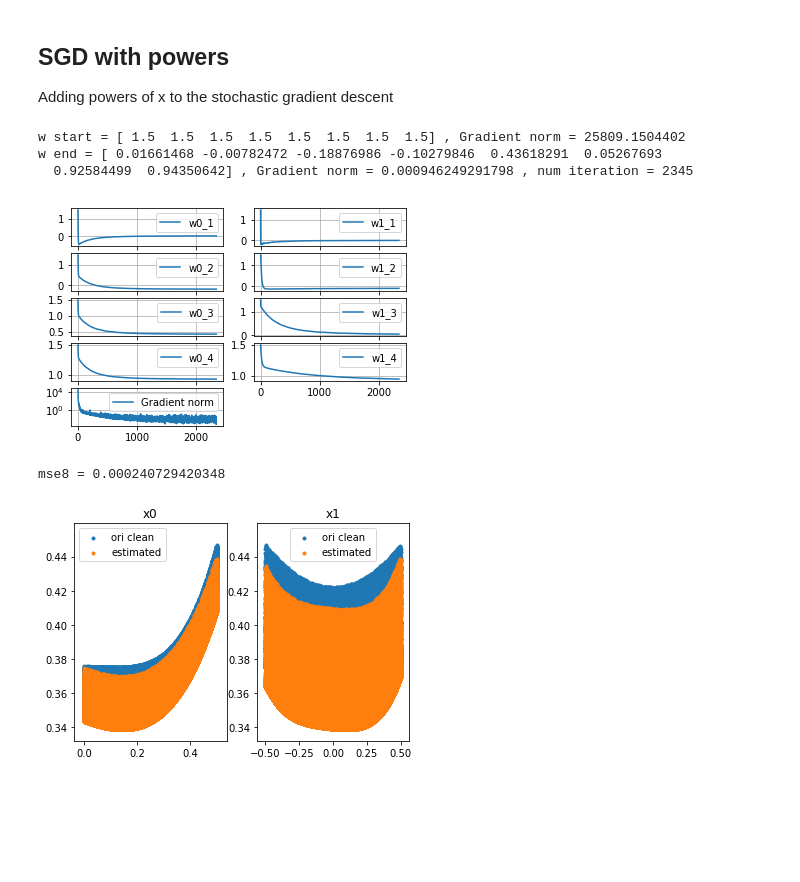
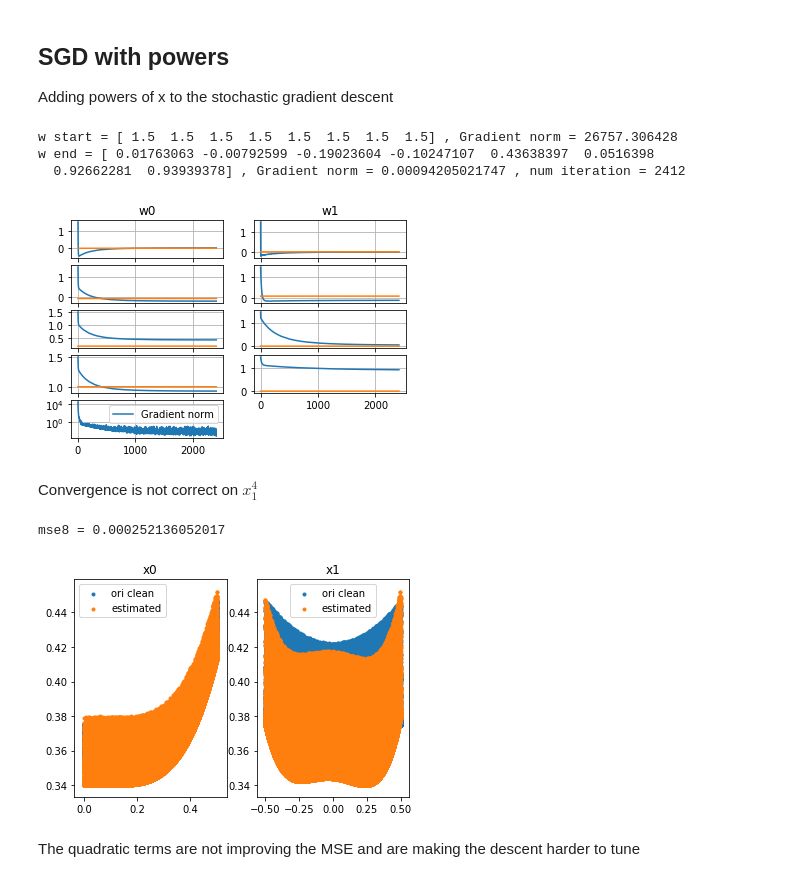
Before and after one commit to tonio73/data-science, a Jupyter notebook: linear/LinearRegressionBivariate.ipynb, the cells around one changed output. Saved outputs shown, nothing was run; the diff lists cells and outputs as text; code cells hidden in the pictures; blank space fills up the shorter version.

```diff
--- a/linear/LinearRegressionBivariate.ipynb
+++ b/linear/LinearRegressionBivariate.ipynb
@@ -25,6 +27,8 @@ Drawing y as function of x0, x1 is then more challenging as x0 and x1 are not co
 #
 xMin = np.array([0, -0.5])
 xMax = np.array([0.5, 0.5])
+# f(x) as a bivariate polynom
+fPoly = np.array([[-0.002, 0], [-0.06, 0.1], [0.2, 0], [1, 0]])
 #
 b = 0.35
 std = 0.01
@@ -161,13 +163,13 @@ learningRate = 0.0001 # Quick
 gradient = np.matmul(xUnB.T, np.matmul(xUnB,w6) - yUnB)
 gradientNorm = np.sum(gradient**2) # bivariate
 print('w start =', w6, ', Gradient norm =', gradientNorm)
-w6Learn = [np.array([w6[0], w6[1], gradientNorm])]
+w6Learn = [np.concatenate((w6, [gradientNorm]))]
 while gradientNorm > threshold:
     w6 = w6 - learningRate * gradient
     gradient = np.matmul(xUnB.T, np.matmul(xUnB,w6) - yUnB)
     gradientNorm = np.sum(gradient**2) # bivariate
     # print('w =', w6, ', Gradient norm =', gradientNorm)
-    w6Learn.append(np.array([w6[0], w6[1],  gradientNorm]))
+    w6Learn.append(np.concatenate((w6, [gradientNorm])))
 print('w end =', w6, ', Gradient norm =', gradientNorm, ', num iteration =', len(w6Learn))
 df6 = pandas.DataFrame(w6Learn, columns = ('w0', 'w1', 'Gradient norm'))
 # %% [output]
@@ -304,10 +306,13 @@ mse7 = 0.000252693821126
 
 Adding powers of x to the stochastic gradient descent
 # %%
+# Batch size
 Nbatch = 1000
+# Initial coefficient (fixed and tuned manually for this trial)
 w8 = np.ones(8)* 1.5
-#([0.5, 0.5, 0.5, 0.5, 0.5, 0.5, 0.5, 0.5])
+# Gradient descent end threshold (on the gradient)
 threshold = 1e-3
+# Initial learning rate
 learningRate = 0.01
 # Initial batch
 xBatch, yBatch, yBC = generateBatch(Nbatch)
@@ -315,7 +320,8 @@ xBatch2 = np.concatenate((xBatch, xBatch**2, xBatch**3, xBatch**4), axis = 1)
 gradient = calcGradient(xBatch2, yBatch, w8)
 gradientNorm = np.sum(gradient**2)
 print('w start =', w8, ', Gradient norm =', gradientNorm)
-w8Learn = [np.array([w8[0], w8[1], w8[2], w8[3], w8[4], w8[5], w8[6], w8[7], gradientNorm])]
+# Save the
+w8Learn = [np.concatenate((w8, [gradientNorm]))]
 # Continue
 while gradientNorm > threshold:
     w8 = w8 - learningRate * gradient
@@ -324,53 +330,52 @@ while gradientNorm > threshold:
     gradient = calcGradient(xBatch2, yBatch, w8)
     gradientNorm = np.sum(gradient**2)
     #print('w =', w8, ', Gradient norm =', gradientNorm)
-    w8Learn.append(np.array([w8[0], w8[1], w8[2], w8[3], w8[4], w8[5], w8[6], w8[7], gradientNorm]))
+    w8Learn.append(np.concatenate((w8, [gradientNorm])))
     learningRate = learningRate * 0.999
 print('w end =', w8, ', Gradient norm =', gradientNorm, ', num iteration =', len(w8Learn))
 df8 = pandas.DataFrame(w8Learn, columns = ('w0_1', 'w1_1', 'w0_2', 'w1_2', 'w0_3', 'w1_3', 'w0_4', 'w1_4', 'Gradient norm'))
 # %% [output]
-w start = [ 1.5  1.5  1.5  1.5  1.5  1.5  1.5  1.5] , Gradient norm = 25809.1504402
-w end = [ 0.01661468 -0.00782472 -0.18876986 -0.10279846  0.43618291  0.05267693
-  0.92584499  0.94350642] , Gradient norm = 0.000946249291798 , num iteration = 2345
+w start = [ 1.5  1.5  1.5  1.5  1.5  1.5  1.5  1.5] , Gradient norm = 26757.306428
+w end = [ 0.01763063 -0.00792599 -0.19023604 -0.10247107  0.43638397  0.0516398
+  0.92662281  0.93939378] , Gradient norm = 0.00094205021747 , num iteration = 2412
 # %%
+nIter = df8.shape[0]
+r = range(nIter)
+#
 plt.subplot(5,2,1)
-plt.plot(df8['w0_1'])
+plt.plot(r, df8['w0_1'], r, np.ones((nIter))*fPoly[0,0])
 plt.grid()
-plt.legend();
+plt.title('w0');
 plt.subplot(5,2,2)
-plt.plot(df8['w1_1'])
+plt.plot(r, df8['w1_1'], r, np.ones((nIter))*fPoly[0,1])
 plt.grid()
-plt.legend();
+plt.title('w1');
 plt.subplot(5,2,3)
-plt.plot(df8['w0_2'])
+plt.plot(r, df8['w0_2'], r, np.ones((nIter))*fPoly[1,0])
 plt.grid()
-plt.legend();
 plt.subplot(5,2,4)
-plt.plot(df8['w1_2'])
+plt.plot(r, df8['w1_2'], r, np.ones((nIter))*fPoly[1,1])
 plt.grid()
-plt.legend();
 plt.subplot(5,2,5)
-plt.plot(df8['w0_3'])
+plt.plot(r, df8['w0_3'], r, np.ones((nIter))*fPoly[2,0])
 plt.grid()
-plt.legend();
 plt.subplot(5,2,6)
-plt.plot(df8['w1_3'])
+plt.plot(r, df8['w1_3'], r, np.ones((nIter))*fPoly[2,1])
 plt.grid()
-plt.legend();
 plt.subplot(5,2,7)
-plt.plot(df8['w0_4'])
+plt.plot(r, df8['w0_4'], r, np.ones((nIter))*fPoly[3,0])
 plt.grid()
-plt.legend();
 plt.subplot(5,2,8)
-plt.plot(df8['w1_4'])
+plt.plot(r, df8['w1_4'], r, np.ones((nIter))*fPoly[3,1])
 plt.grid()
-plt.legend();
 plt.subplot(5,2,9)
 plt.semilogy(df8['Gradient norm'])
 plt.grid()
 plt.legend();
 # %% [output]
-[figure, old version]
+[figure, new version]
+# %% [markdown]
+Convergence is not correct on $x_1^4$
 # %%
 yEst8 = np.matmul(x2, w8) + bEst
 # %%
@@ -387,5 +392,7 @@ plt.legend(('ori clean', 'estimated'))
 mse8 = metrics.mean_squared_error(y, yEst8)
 print('mse8 =', mse8);
 # %% [output]
-mse8 = 0.000240729420348
+mse8 = 0.000252136052017
-[figure, old version]
+[figure, new version]
+# %% [markdown]
+The quadratic terms are not improving the MSE and are making the descent harder to tune
```
Also changed, not shown: parts of 20 cells of this notebook, 2 other files.
